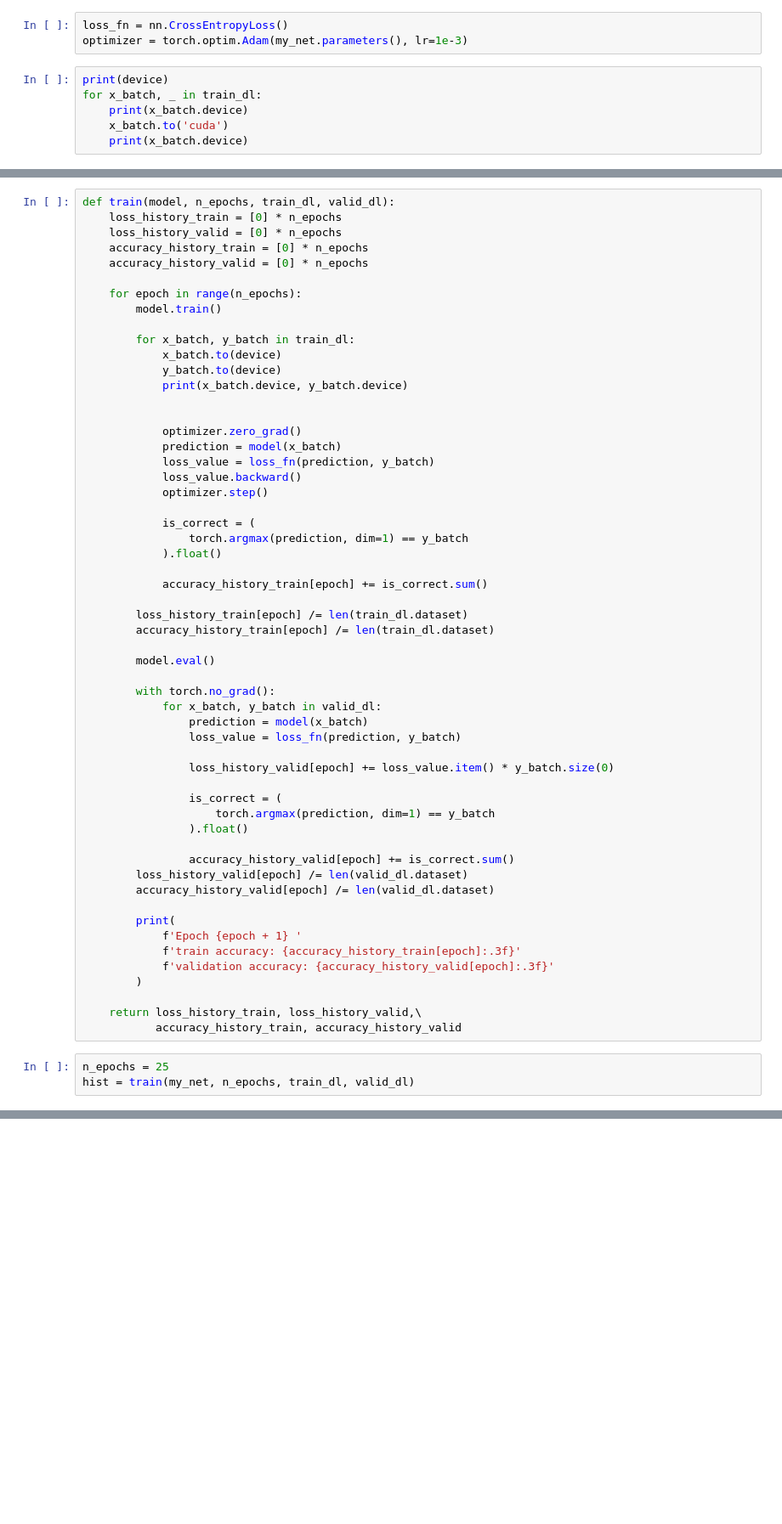
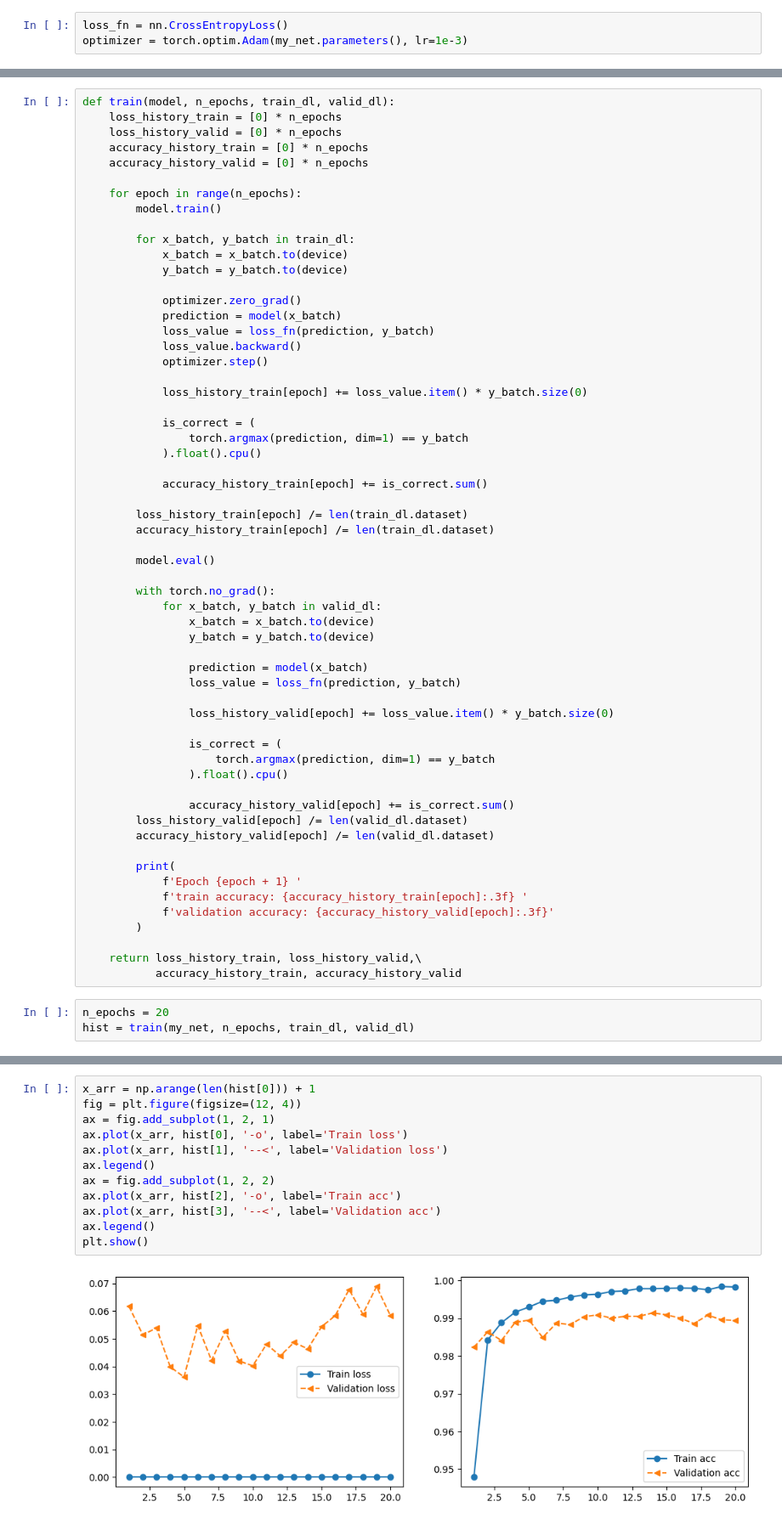
Before and after one commit to littlephony/torch-mnist-classifier, a Jupyter notebook: classifier.ipynb, the cells around one changed output, grey strips where cells are left out. Shown: that part at 85% size. Drawn from its saved outputs; the diff is of its cells as text; blank space fills up the shorter version.

Commit message:
Added plots

```diff
--- a/classifier.ipynb
+++ b/classifier.ipynb
@@ -109,9 +109,3 @@ Sequential(
 # %%
 loss_fn = nn.CrossEntropyLoss()
 optimizer = torch.optim.Adam(my_net.parameters(), lr=1e-3)
-# %%
-print(device)
-for x_batch, _ in train_dl:
-    print(x_batch.device)
-    x_batch.to('cuda')
-    print(x_batch.device)
@@ -144,10 +120,8 @@ def train(model, n_epochs, train_dl, valid_dl):
         model.train()
 
         for x_batch, y_batch in train_dl:
-            x_batch.to(device)
-            y_batch.to(device)
-            print(x_batch.device, y_batch.device)
-
+            x_batch = x_batch.to(device)
+            y_batch = y_batch.to(device)
 
             optimizer.zero_grad()
             prediction = model(x_batch)
@@ -155,9 +129,11 @@ def train(model, n_epochs, train_dl, valid_dl):
             loss_value.backward()
             optimizer.step()
 
+            loss_history_train[epoch] += loss_value.item() * y_batch.size(0)
+
             is_correct = (
                 torch.argmax(prediction, dim=1) == y_batch
-            ).float()
+            ).float().cpu()
 
             accuracy_history_train[epoch] += is_correct.sum()
 
@@ -168,6 +144,9 @@ def train(model, n_epochs, train_dl, valid_dl):
 
         with torch.no_grad():
             for x_batch, y_batch in valid_dl:
+                x_batch = x_batch.to(device)
+                y_batch = y_batch.to(device)
+
                 prediction = model(x_batch)
                 loss_value = loss_fn(prediction, y_batch)
 
@@ -175,7 +154,7 @@ def train(model, n_epochs, train_dl, valid_dl):
 
                 is_correct = (
                     torch.argmax(prediction, dim=1) == y_batch
-                ).float()
+                ).float().cpu()
 
                 accuracy_history_valid[epoch] += is_correct.sum()
         loss_history_valid[epoch] /= len(valid_dl.dataset)
@@ -183,13 +162,13 @@ def train(model, n_epochs, train_dl, valid_dl):
 
         print(
             f'Epoch {epoch + 1} '
-            f'train accuracy: {accuracy_history_train[epoch]:.3f}'
+            f'train accuracy: {accuracy_history_train[epoch]:.3f} '
             f'validation accuracy: {accuracy_history_valid[epoch]:.3f}'
         )
 
     return loss_history_train, loss_history_valid,\
            accuracy_history_train, accuracy_history_valid
 # %%
-n_epochs = 25
+n_epochs = 20
 hist = train(my_net, n_epochs, train_dl, valid_dl)
 # %% [output]
@@ -197,0 +195,14 @@ RuntimeError: Input type (torch.FloatTensor) and weight type (torch.cuda.FloatTe
+# %%
+x_arr = np.arange(len(hist[0])) + 1
+fig = plt.figure(figsize=(12, 4))
+ax = fig.add_subplot(1, 2, 1)
+ax.plot(x_arr, hist[0], '-o', label='Train loss')
+ax.plot(x_arr, hist[1], '--<', label='Validation loss')
+ax.legend()
+ax = fig.add_subplot(1, 2, 2)
+ax.plot(x_arr, hist[2], '-o', label='Train acc')
+ax.plot(x_arr, hist[3], '--<', label='Validation acc')
+ax.legend()
+plt.show()
+# %% [output]
+[figure, added]
```
Also changed, not shown: parts of 4 cells of this notebook.
